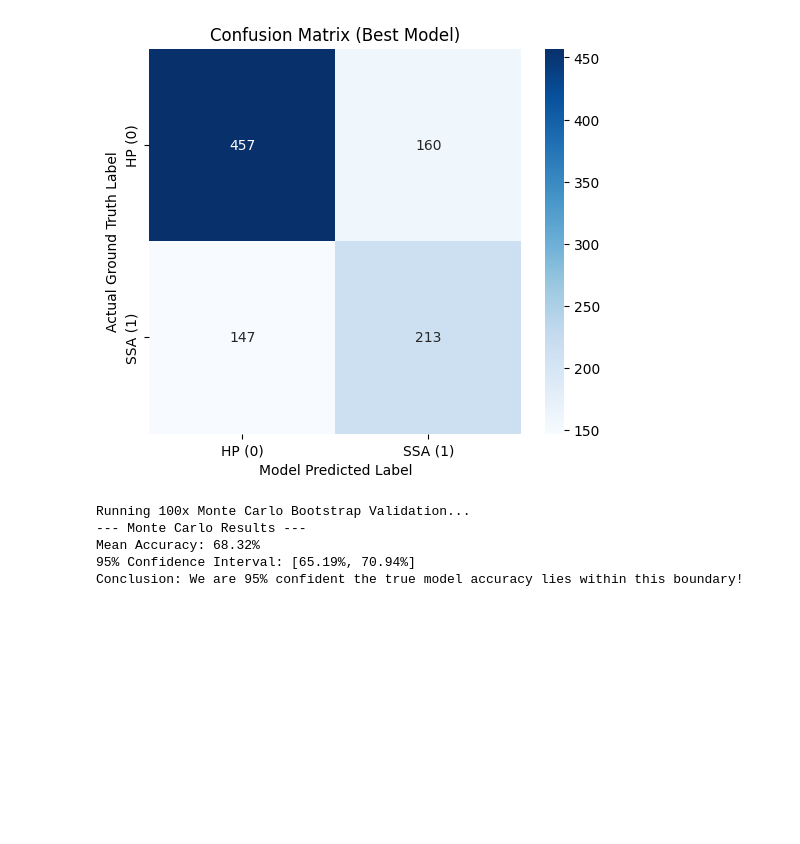
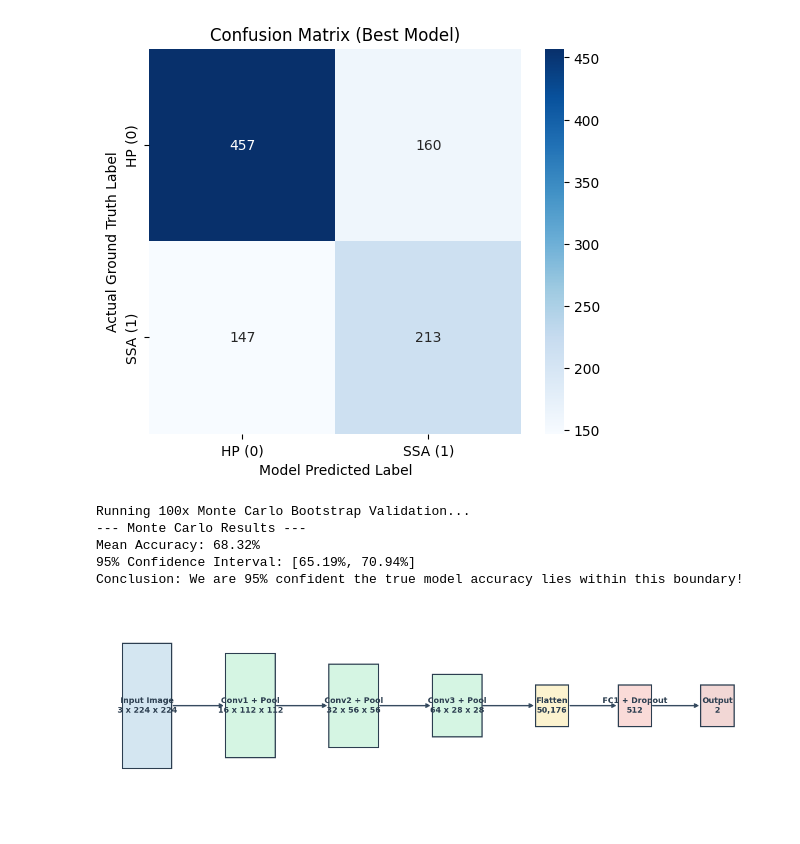
Before and after one commit to dlinus231/cv-final-project, a Jupyter notebook: yash_work/Testnb.ipynb, the cells around one changed output. Cells and saved outputs as stored; diff of their text form; code cells hidden in the pictures; blank space fills up the shorter version.

```diff
--- a/yash_work/Testnb.ipynb
+++ b/yash_work/Testnb.ipynb
@@ -331,3 +331,47 @@ Running 100x Monte Carlo Bootstrap Validation...
 Mean Accuracy: 68.32%
 95% Confidence Interval: [65.19%, 70.94%]
 Conclusion: We are 95% confident the true model accuracy lies within this boundary!
+# %%
+import matplotlib.pyplot as plt
+import matplotlib.patches as patches
+
+fig, ax = plt.subplots(figsize=(12, 4))
+
+# Define the network blocks
+# Format: (x_pos, y_pos, width, height, label, color)
+blocks = [
+    (0.0, 0.25, 1.2, 0.6, "Input Image\n3 x 224 x 224", "#d4e6f1"),
+    (2.5, 0.30, 1.2, 0.5, "Conv1 + Pool\n16 x 112 x 112", "#d5f5e3"),
+    (5.0, 0.35, 1.2, 0.4, "Conv2 + Pool\n32 x 56 x 56", "#d5f5e3"),
+    (7.5, 0.40, 1.2, 0.3, "Conv3 + Pool\n64 x 28 x 28", "#d5f5e3"),
+    (10.0, 0.45, 0.8, 0.2, "Flatten\n50,176", "#fcf3cf"),
+    (12.0, 0.45, 0.8, 0.2, "FC1 + Dropout\n512", "#fadbd8"),
+    (14.0, 0.45, 0.8, 0.2, "Output\n2", "#f2d7d5")
+]
+
+# Draw the blocks
+for (x, y, w, h, label, color) in blocks:
+    rect = patches.Rectangle((x, y), w, h, linewidth=1.5, edgecolor='#2c3e50', facecolor=color)
+    ax.add_patch(rect)
+    ax.text(x + w/2, y + h/2, label, ha='center', va='center', fontsize=10, fontweight='bold', color='#2c3e50')
+
+# Draw the connecting arrows
+for i in range(len(blocks)-1):
+    x1 = blocks[i][0] + blocks[i][2]
+    y1 = blocks[i][1] + blocks[i][3]/2
+    x2 = blocks[i+1][0]
+    y2 = blocks[i+1][1] + blocks[i+1][3]/2
+    ax.annotate('', xy=(x2, y2), xytext=(x1, y1),
+                arrowprops=dict(arrowstyle="->", lw=2, color='#34495e'))
+
+# Format the plot area
+ax.set_xlim(-0.5, 15.5)
+ax.set_ylim(0, 1)
+ax.axis('off')
+
+# Save as a high-quality PDF for LaTeX
+plt.tight_layout()
+plt.savefig('cnn_architecture.pdf', format='pdf', bbox_inches='tight')
+plt.show()
+# %% [output]
+[figure, added]
```
Also changed, not shown: parts of 1 cell of this notebook, 1 other file.
